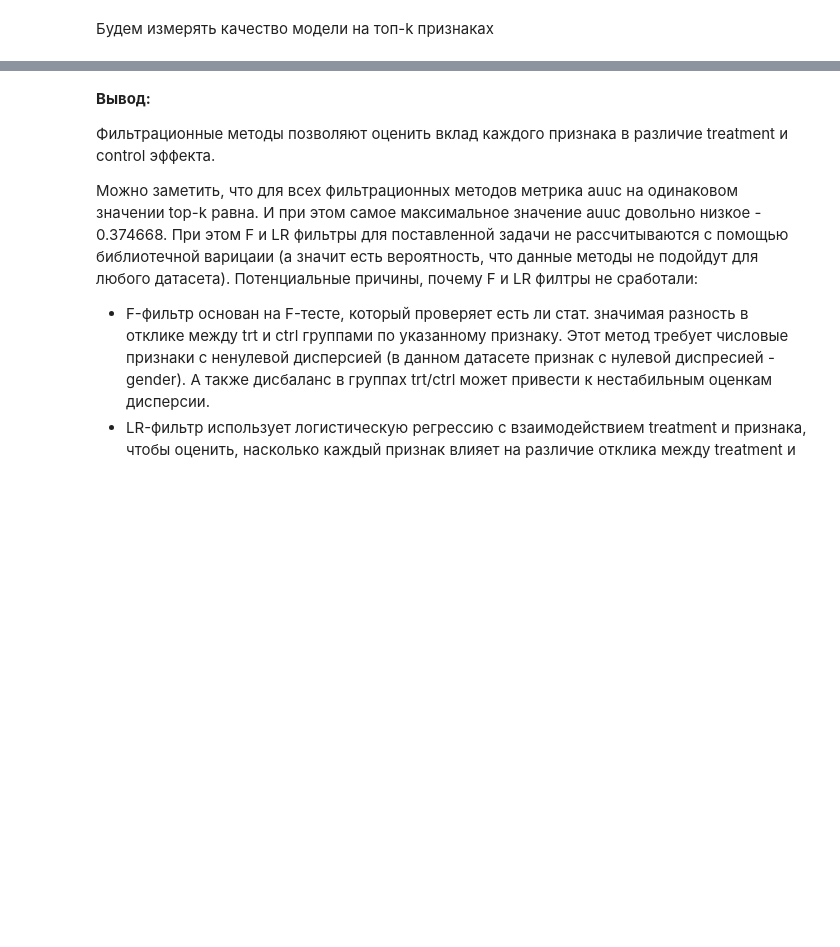
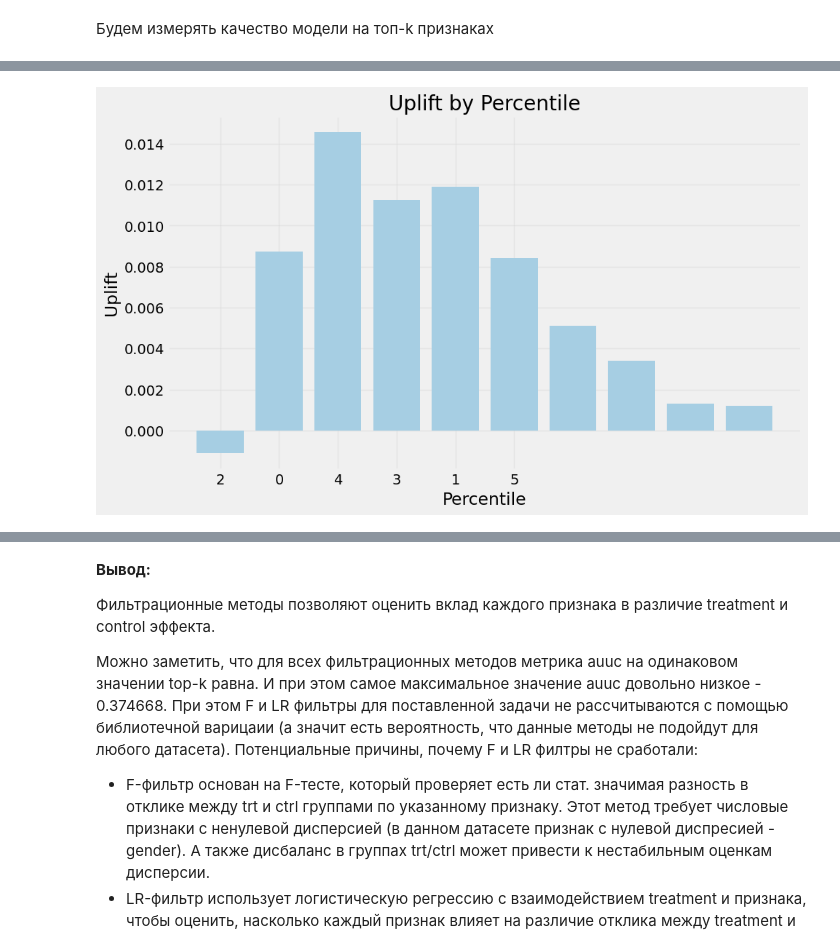
Before and after one commit to kseniakolpakov/uplift_fs, a Jupyter notebook: FilterMethods/Filter_methods.ipynb, the cells around one changed output, grey strips where cells are left out. Drawn from its saved outputs; the diff is of its cells as text; code cells hidden in the pictures; blank space fills up the shorter version.

```diff
--- a/FilterMethods/Filter_methods.ipynb
+++ b/FilterMethods/Filter_methods.ipynb
@@ -227,22 +382,14 @@ for filter_name in filters:
     for k in TOP_K:
         print(f'Method: {filter_name}, top-k: {k}')
         selected_features = f_imp['feature'].iloc[:k].tolist()
+
         if 'const' in selected_features:
             selected_features.remove('const')
-
-        auuc = evaluate_auuc(
-            uplift_model,
-            X_train[selected_features],
-            y_train,
-            treatment_train,
-            X_test[selected_features],
-            y_test,
-            treatment_test
-        )
 
         results.append({
             'filter': filter_name,
             'top_k': k,
-            'auuc': auuc
+            'n_features': len(selected_features),
+            'features': selected_features
         })
 # %% [output]
@@ -322,0 +517,17 @@ res_df.sort_values(by='auuc', ascending=False).head(6)
+# %%
+# kl фильтр
+res = uplift_by_percentile(
+    y_test, result.loc[0]['uplift_test_pred'], treatment_test,
+    strategy='overall', bins=10
+)
+
+plt.figure(figsize=(10, 6))
+plt.bar(range(len(res)), res['uplift'])
+plt.xlabel('Percentile')
+plt.ylabel('Uplift')
+plt.title('Uplift by Percentile')
+plt.xticks(range(len(result)), result.index)
+plt.grid(True, alpha=0.3)
+plt.show()
+# %% [output]
+[figure, added]
```
Also changed, not shown: parts of 27 cells of this notebook, 1 other file.
